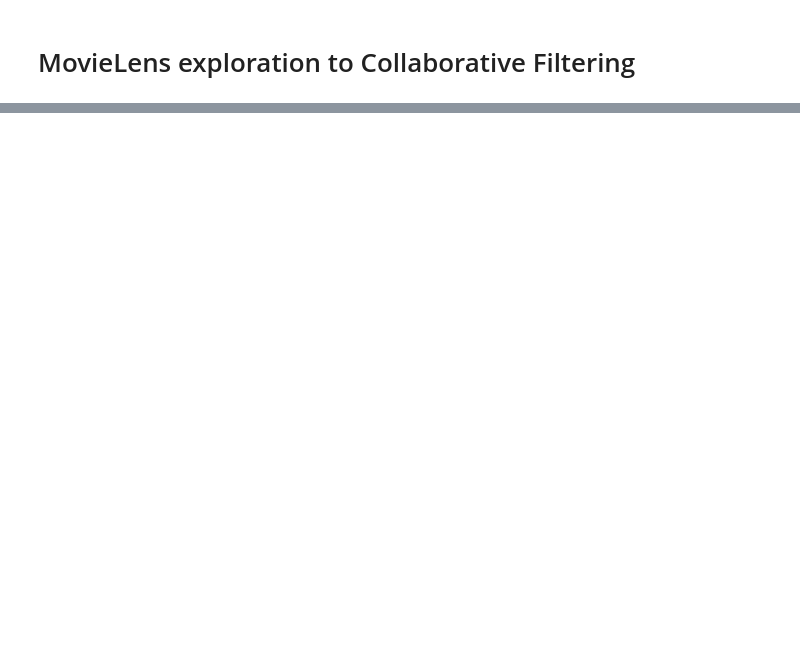
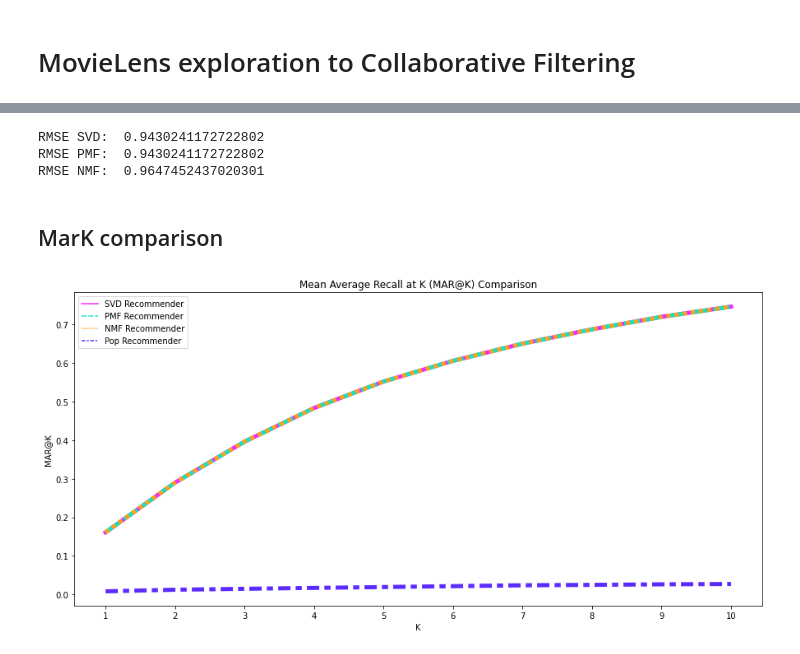
Before and after one commit to dimassores/intro-to-rec, a Jupyter notebook: notebooks/collaborative-filtering.ipynb, the cells around one changed output, grey strips where cells are left out. Drawn from its saved outputs; the diff is of its cells as text; code cells hidden in the pictures; blank space fills up the shorter version.

```diff
--- a/notebooks/collaborative-filtering.ipynb
+++ b/notebooks/collaborative-filtering.ipynb
@@ -24,0 +197,6 @@ df.head()
+# %%
+test_nmf = nmf_model.test(test_df)
+test_nmf = pd.DataFrame(test_nmf)
+test_nmf.drop("details", inplace=True, axis=1)
+test_nmf.columns = ['user_id', 'item_id', 'rating', 'cf_predictions']
+test_nmf.head()
@@ -24,0 +232,11 @@ df.head()
+# %%
+#make recommendations for all members in the test data
+popularity_recs = df.item_id.value_counts().head(10).index.tolist()
+
+pop_recs = []
+for user in pred_test.index:
+    pop_predictions = popularity_recs
+    pop_recs.append(pop_predictions)
+
+pred_test['pop_predictions'] = pop_recs
+pred_test.head()
@@ -24,0 +267,10 @@ df.head()
+# %%
+print("RMSE SVD: ", rm.rmse(test.rating, test.cf_predictions))
+print("RMSE PMF: ", rm.rmse(test_pmf.rating, test_pmf.cf_predictions))
+print("RMSE NMF: ", rm.rmse(test_nmf.rating, test_nmf.cf_predictions))
+# %% [output]
+RMSE SVD:  0.9430241172722802
+RMSE PMF:  0.9430241172722802
+RMSE NMF:  0.9647452437020301
+# %% [markdown]
+## MarK comparison
@@ -24,0 +282,25 @@ df.head()
+# %%
+def mark_generation(K, actual_values, predictions_values):
+    pop_mark = []
+    for k in np.arange(1, K+1):
+        pop_mark.extend([rm.mark(actual_values, predictions_values, k=k)])
+    return pop_mark
+# %%
+actual = actual = pred_test.actual.values.tolist()
+svd_predictions = pred_test.svd_predictions.values.tolist()
+pmf_predictions = pred_test.pmf_predictions.values.tolist()
+nmf_predictions = pred_test.nmf_predictions.values.tolist()
+pop_predictions = pred_test.pop_predictions.values.tolist()
+
+
+mark_scores = []
+for pred_model in [svd_predictions, pmf_predictions, nmf_predictions, pop_predictions]:
+    mark_scores.append(mark_generation(10, actual, pred_model))
+# %%
+index = range(1,10+1)
+names = ['SVD Recommender', 'PMF Recommender', 'NMF Recommender', 'Pop Recommender']
+
+fig = plt.figure(figsize=(15, 7))
+rm.mark_plot(mark_scores, model_names=names, k_range=index)
+# %% [output]
+[figure, added]
```
Also changed, not shown: parts of 29 cells of this notebook, 2 other files.
